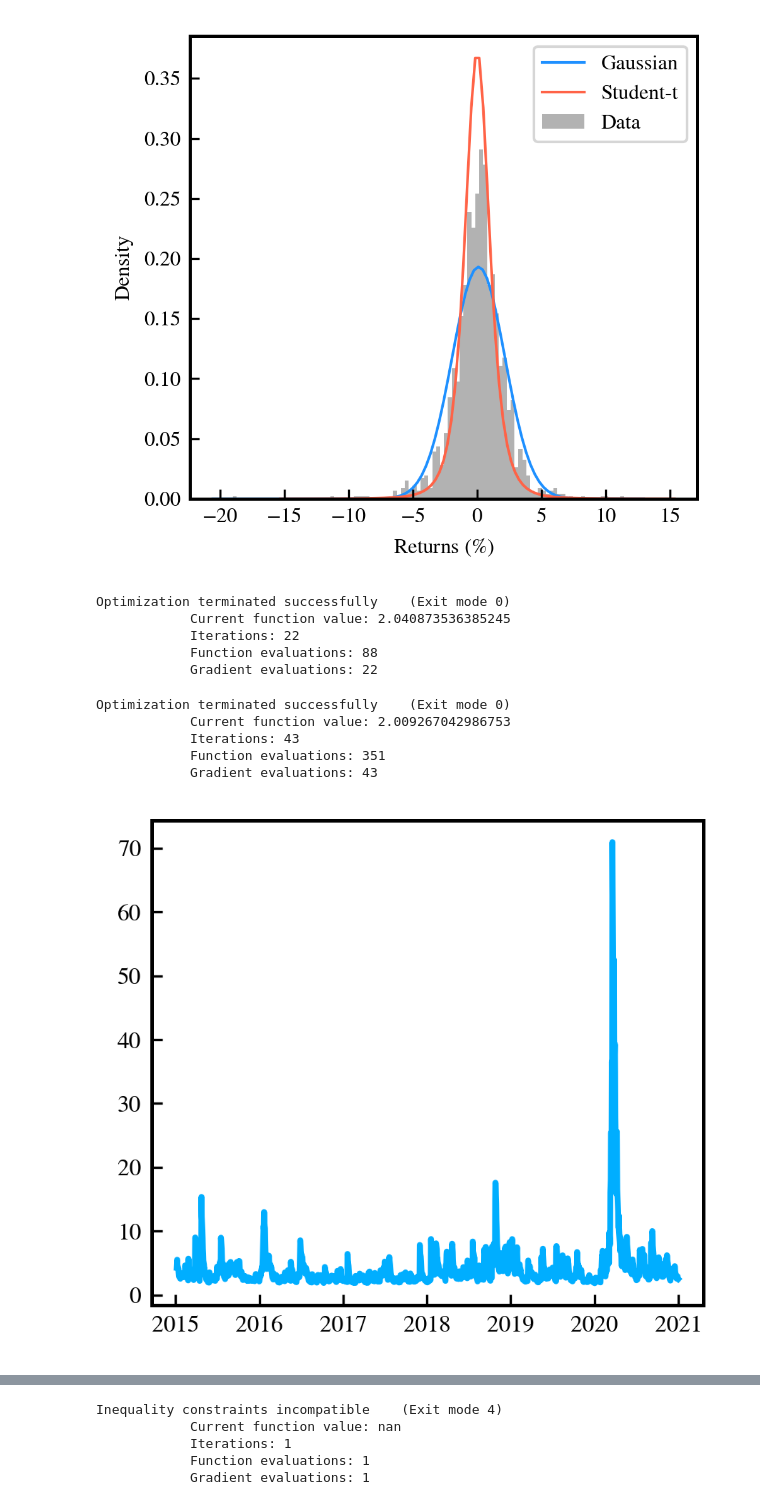
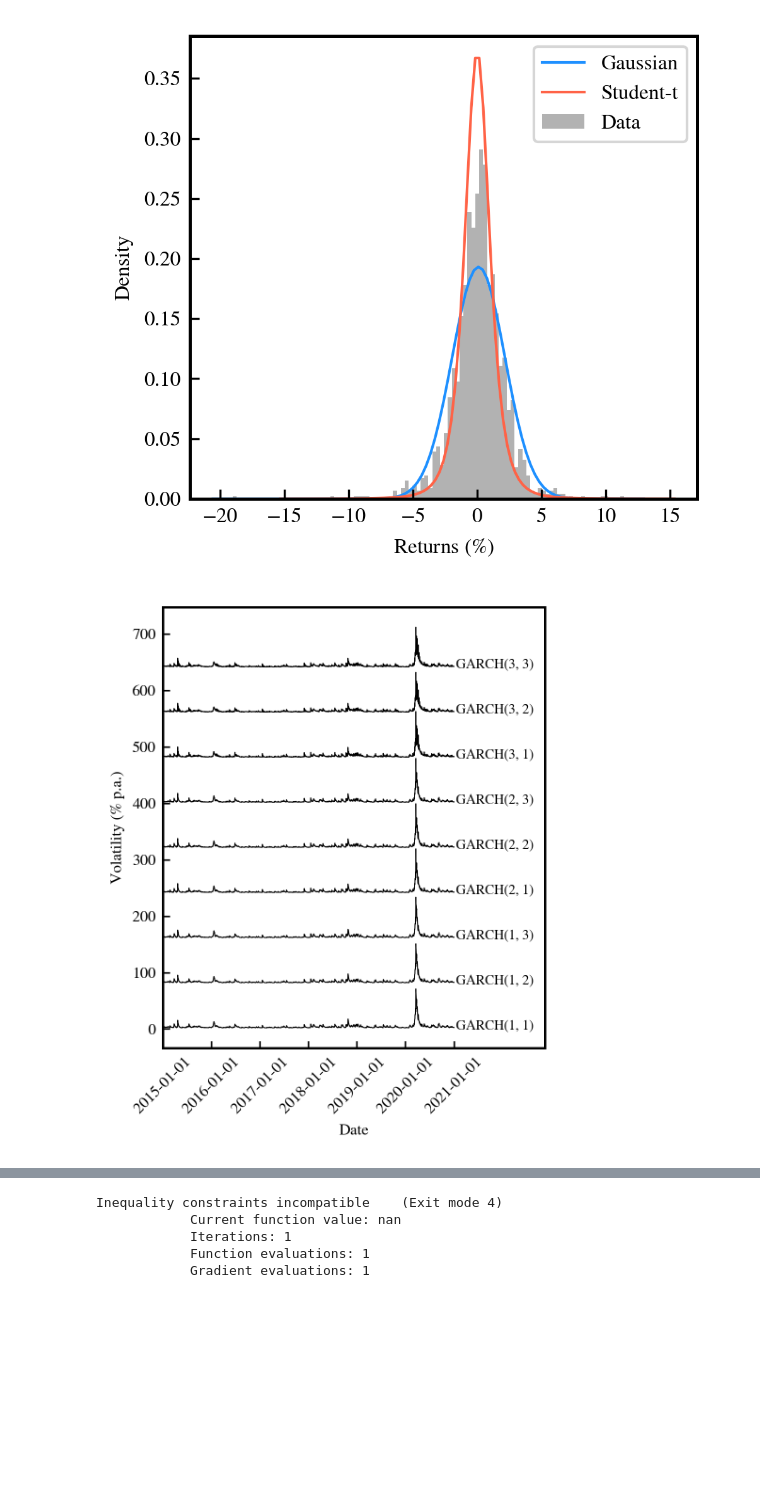
Before and after one commit to LuukOudshoorn25/HighFrequencyTrading, a Jupyter notebook: Code.ipynb, the cells around one changed output, grey strips where cells are left out. Drawn from its saved outputs; the diff is of its cells as text; code cells hidden in the pictures; blank space fills up the shorter version.

Commit message:
Added plotting functions for all GARCH models with parallel fitting
That goes fast :-)))

```diff
--- a/Code.ipynb
+++ b/Code.ipynb
@@ -675,7 +683,7 @@ class estimate_GARCH():
                       'maxiter':2000}
         self.p,self.q = p,q
         self.model = model # 'RealGARCH'
-        self.closingreturns = daily_returns.values.flatten()*100
+        self.closingreturns = pd.read_hdf('daily_returns.h5').values.flatten()*100
         self.__RVOL__()
         # Call fit of GARCH
         self.fit_garch(self.closingreturns)
@@ -684,6 +692,7 @@ class estimate_GARCH():
     def __RVOL__(self):
         """Obtain realized volatilities from highfreq data"""
         # Convert to logprices
+        df = pd.read_hdf('data.h5')
         df['LOGPRICE'] = np.log(df.PRICE)
         # Convert to returns
         df['DELTALOG'] = df.LOGPRICE.diff()*100
@@ -766,7 +775,7 @@ class estimate_GARCH():
 
         est = minimize(self.__llik_fun_GARCH__, x0=par_ini,
                        options = self.options,
-                       method = 'SLSQP',
+                       method = 'L-BFGS-B',
                        #bounds = ((0.0001, 100), (0, 10), (0,1))
                       )
         llikhood = -est.fun
@@ -789,23 +798,44 @@ class estimate_GARCH():
 
     def return_llik_AIC_BIC(self):
         return self.AIC,self.BIC,self.llik_opt
-
-GARCH = estimate_GARCH(model='GARCH',p=1,q=1)
-GARCH_time, GARCH_vola = GARCH.return_vola()
-# %% [output]
-Optimization terminated successfully    (Exit mode 0)
-            Current function value: 2.040873536385245
-            Iterations: 22
-            Function evaluations: 88
-            Gradient evaluations: 22
-# %%
-plt.plot(GARCH_time, GARCH_vola)
-GARCH = estimate_GARCH(model='RealGARCH',p=3,q=3)
-RealGARCH_time, RealGARCH_vola = GARCH.return_vola()
-# %% [output]
-Optimization terminated successfully    (Exit mode 0)
-            Current function value: 2.009267042986753
-            Iterations: 43
-            Function evaluations: 351
-            Gradient evaluations: 43
-[figure, removed]
+# %%
+
+
+def exists(name):
+    return (name in sys._getframe(1).f_locals  # caller's locals
+         or name in sys._getframe(1).f_globals # caller's globals
+         or name in vars(__builtin__)          # built-in
+    )
+
+def simultaneous_fit():
+    pqpairs = []
+    for i in range(1,4):
+        for j in range(1,4):
+            pqpairs.append((i,j))
+    if exists('fittedGARCHES'):
+        # See if we did this already
+        toplot = fittedGARCHES
+    else:
+        # if not, fit them all simultaneous
+        toplot = Parallel(n_jobs=8)(delayed(estimate_GARCH)(model='GARCH',p=w[0],q=w[1]) for w in pqpairs)
+    # Start plotting
+    fig,ax=plt.subplots(figsize=(3.321,4))
+    for i,model in enumerate(fittedGARCHES):
+        x,y = model.return_vola()
+        ax.plot(x,y+80*i,lw=0.5,color='black')
+        plt.annotate('GARCH'+str(pqpairs[i]),xy=(x[-1]+datetime.timedelta(days=15),y[0]+80*i-5),size=7)
+    ax.set_xlim(datetime.datetime(2015,1,1,9,35,0),datetime.datetime(2022,11,16,16,15,0))
+    ax.set_xlabel('Date')
+    ax.set_ylabel('Volatility (% p.a.)')
+    ax.set_xticks(ax.get_xticks()[:-1])
+    plt.xticks(rotation=45)
+    plt.tight_layout()
+    plt.savefig('allGARCHmodels.pdf',bbox_inches='tight')
+    df=pd.DataFrame({'AIC':[], 'BIC':[],'llikhood':[]})
+    for i,model in enumerate(toplot):
+        modelname = 'GARCH'+str(pqpairs[i])
+        df.loc[modelname]=model.return_llik_AIC_BIC()
+    return toplot,df
+fittedGARCHES,garch_AIC_BIC_llikhood=simultaneous_fit()
+# %% [output]
+[figure, added]
```
Also changed, not shown: parts of 8 cells of this notebook, 5 other files.
